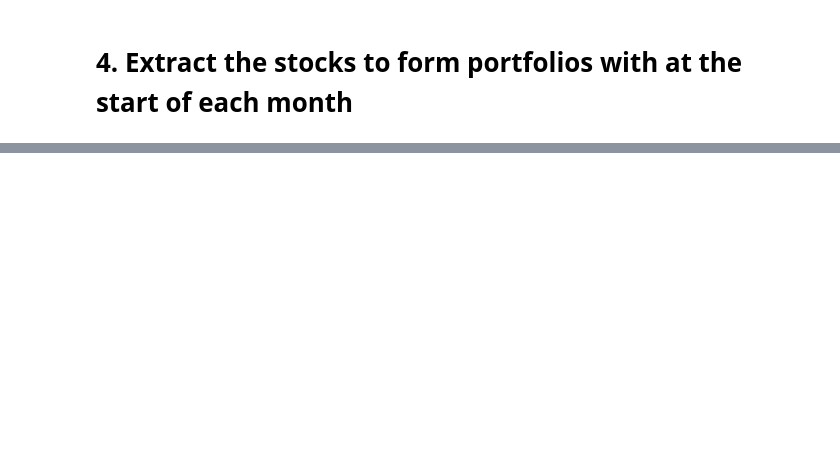
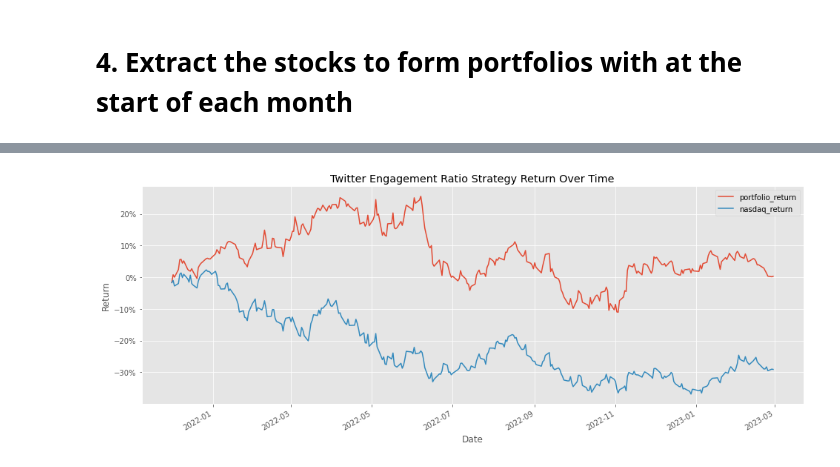
Before and after one commit to project-kitto/twitter_sentiment, a Jupyter notebook: twitter.ipynb, the cells around one changed output, grey strips where cells are left out. Drawn from its saved outputs; the diff is of its cells as text; code cells hidden in the pictures; blank space fills up the shorter version.

Commit message:
Feat: download stock price from yfinance, calculate portfolio returns with monthly rebalancing and compare with NASDAQ/QQQ prices

```diff
--- a/twitter.ipynb
+++ b/twitter.ipynb
@@ -110,0 +172,13 @@ filtered_df.head(20)
+# %%
+returns_df = np.log(prices_df['Adj Close']).diff().dropna()
+
+porfolio_df = pd.DataFrame()
+
+for startdate in fixed_dates.keys():
+    end_date = (pd.to_datetime(startdate) + pd.offsets.MonthEnd()).strftime('%Y-%m-%d')
+
+    cols = fixed_dates[startdate]
+
+    temp_df =  returns_df[startdate:end_date][cols].mean(axis=1).to_frame('portfolio_return')
+
+    porfolio_df = pd.concat([porfolio_df,temp_df], axis=0)
@@ -110,0 +204,12 @@ filtered_df.head(20)
+# %%
+qqq_df = yf.download(tickers='QQQ',start='2021-01-01',end='2023-03-01',auto_adjust=False)
+# Compute log returns
+qqq_ret = np.log(qqq_df[['Adj Close']]).diff()  # Keep it as a DataFrame
+qqq_ret.columns = ['nasdaq_return']  # Rename column
+
+# Drop NaN values (first row will be NaN after diff())
+qqq_ret.dropna(inplace=True)
+
+porfolio_df = porfolio_df.merge(qqq_ret, left_index=True, right_index=True)
+
+porfolio_df
@@ -110,0 +232,18 @@ filtered_df.head(20)
+# %%
+import matplotlib.ticker as mtick
+portfolios_cumulative_return = np.exp(np.log1p(porfolio_df).cumsum()).sub(1)
+
+# Plot the cumulative return
+portfolios_cumulative_return.plot(figsize=(16, 6))
+
+# Add title and labels
+plt.title('Twitter Engagement Ratio Strategy Return Over Time')
+plt.ylabel('Return')
+
+# Format y-axis as percentage
+plt.gca().yaxis.set_major_formatter(mtick.PercentFormatter(1))
+
+# Show the plot
+plt.show()
+# %% [output]
+[figure, added]
```
Also changed, not shown: parts of 10 cells of this notebook.
